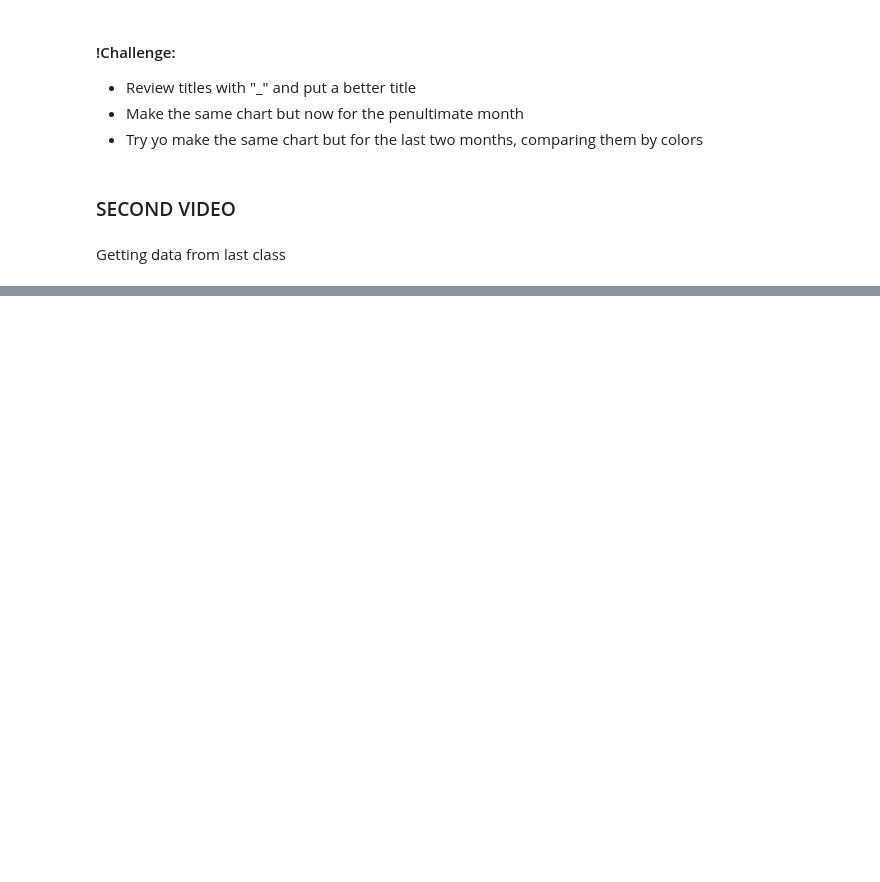
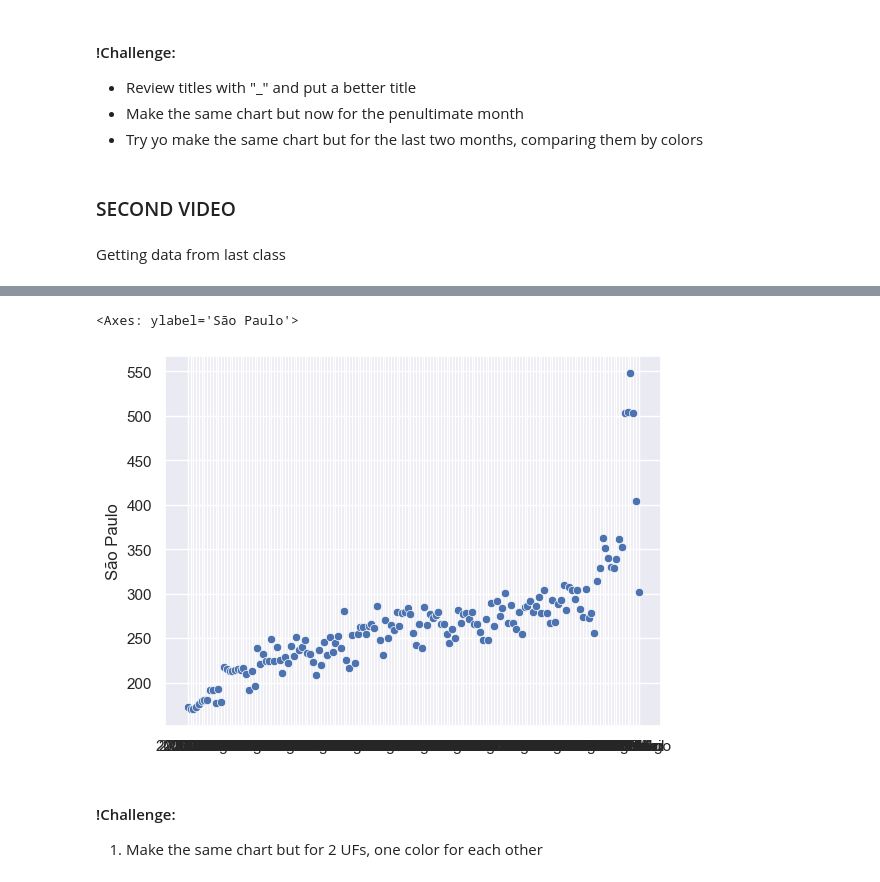
Before and after one commit to rfelipesilva/pos-tech-data-analytics, a Jupyter notebook: jupyter/02-Visualização de dados.ipynb, the cells around one changed output, grey strips where cells are left out. Cells and saved outputs as stored; diff of their text form; code cells hidden in the pictures; blank space fills up the shorter version.

```diff
--- a/jupyter/02-Visualização de dados.ipynb
+++ b/jupyter/02-Visualização de dados.ipynb
@@ -279,0 +333,4 @@ ordenados_por_total
+# %%
+# TRANSFORMING THE DATA TO FACILITATE PLOTING
+mensal = ordenados_por_total.T
+mensal.head()
@@ -279,0 +345,8 @@ ordenados_por_total
+# %%
+sns.scatterplot(dabta=mensal, x=mensal.index, y='São Paulo')
+# %% [output]
+<Axes: ylabel='São Paulo'>
+[figure, added]
+# %% [markdown]
+#### !Challenge:
+1. Make the same chart but for 2 UFs, one color for each other
```
Also changed, not shown: parts of 34 cells of this notebook, 1 other file.
